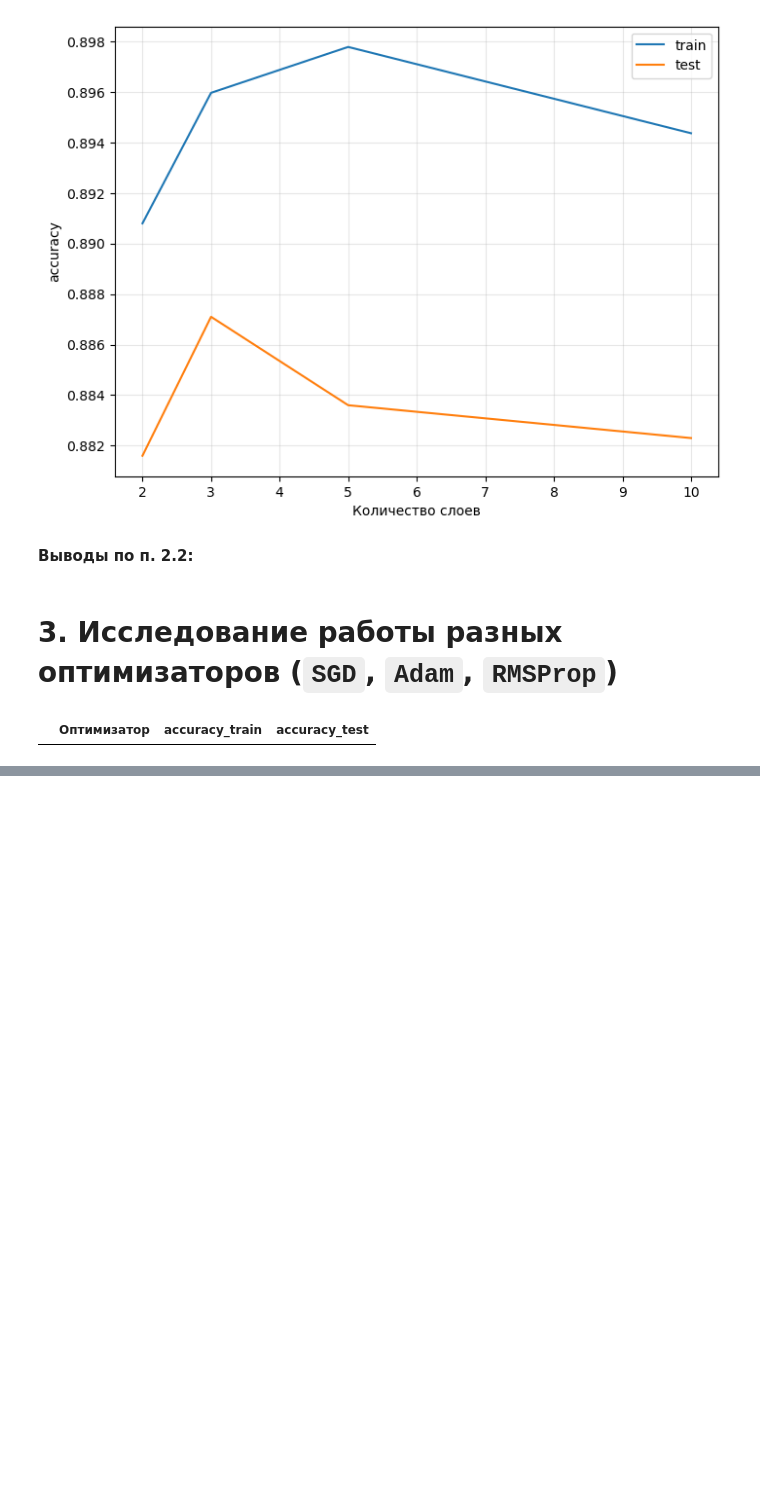
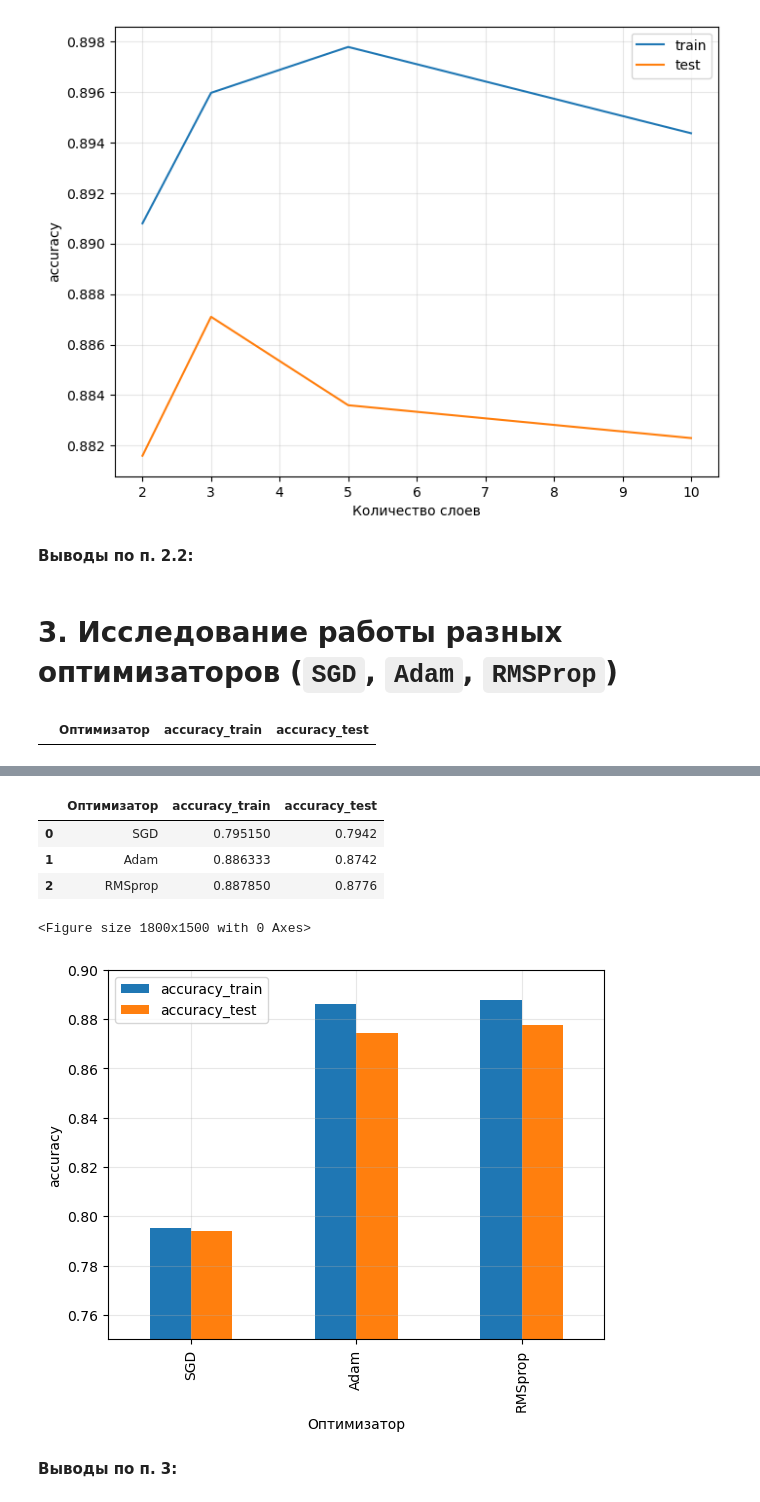
Before and after one commit to dnlygvtv/02_Python_for_Neural_Networks, a Jupyter notebook: HW/HW_2.ipynb, the cells around one changed output, grey strips where cells are left out. Cells and saved outputs as stored; diff of their text form; code cells hidden in the pictures; blank space fills up the shorter version.

```diff
--- a/HW/HW_2.ipynb
+++ b/HW/HW_2.ipynb
@@ -345,26 +343,30 @@ for opt in [optimizers.gradient_descent_v2.SGD(),
             optimizers.adam_v2.Adam(),
             optimizers.rmsprop_v2.RMSprop()
             ]:
+        # инициализируем последовательную модель параметрами от model_5
+        model = Sequential()
+        model = model.from_config(config_5)
 
-        model_5.compile(
+        model.compile(
                 optimizer=opt,
                 loss='categorical_crossentropy',
                 metrics=['accuracy'],
                 )
 
 
-        h = model.fit(X_train, y_train,
-                    epochs=num_epochs,
-                    batch_size=batch_size,
-                    validation_data=(X_test, y_test),
-                    verbose=1)
+        model.fit(X_train, y_train,
+                  epochs=num_epochs,
+                  batch_size=batch_size,
+                  validation_data=(X_test, y_test),
+                  verbose=1)
+        print(100 * '*')
 
         train_loss, train_metric = model.evaluate(X_train, y_train, batch_size=batch_size, verbose=0)
         test_loss, test_metric = model.evaluate(X_test, y_test, batch_size=batch_size, verbose=0)
 
         stata_3 = stata_3.append(
                 {
-                        'Оптимизатор': model_5.optimizer.get_config()['name'],
+                        'Оптимизатор': model.optimizer.get_config()['name'],
                         'accuracy_train': train_metric,
                         'accuracy_test': test_metric
                         },
@@ -372,0 +393,20 @@ for opt in [optimizers.gradient_descent_v2.SGD(),
+# %%
+stata_3
+# %% [output]
+|  | Оптимизатор | accuracy_train | accuracy_test |
+| 0 | SGD | 0.795150 | 0.7942 |
+| 1 | Adam | 0.886333 | 0.8742 |
+| 2 | RMSprop | 0.887850 | 0.8776 |
+# %%
+plt.figure(figsize=(12, 10), dpi=150)
+stata_3.plot(x='Оптимизатор', kind='bar')
+plt.xlabel('Оптимизатор')
+plt.ylim([.75, .90])
+plt.ylabel('accuracy')
+plt.grid(alpha=.3)
+plt.legend(loc='best');
+# %% [output]
+<Figure size 1800x1500 with 0 Axes>
+[figure, added]
+# %% [markdown]
+**Выводы по п. 3:**
```
Also changed, not shown: parts of 2 cells of this notebook.
